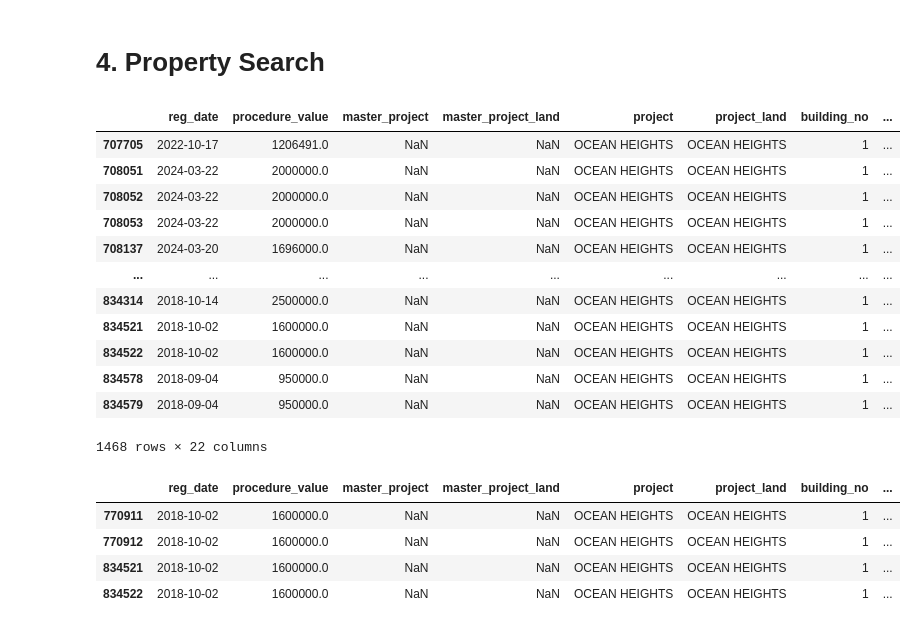
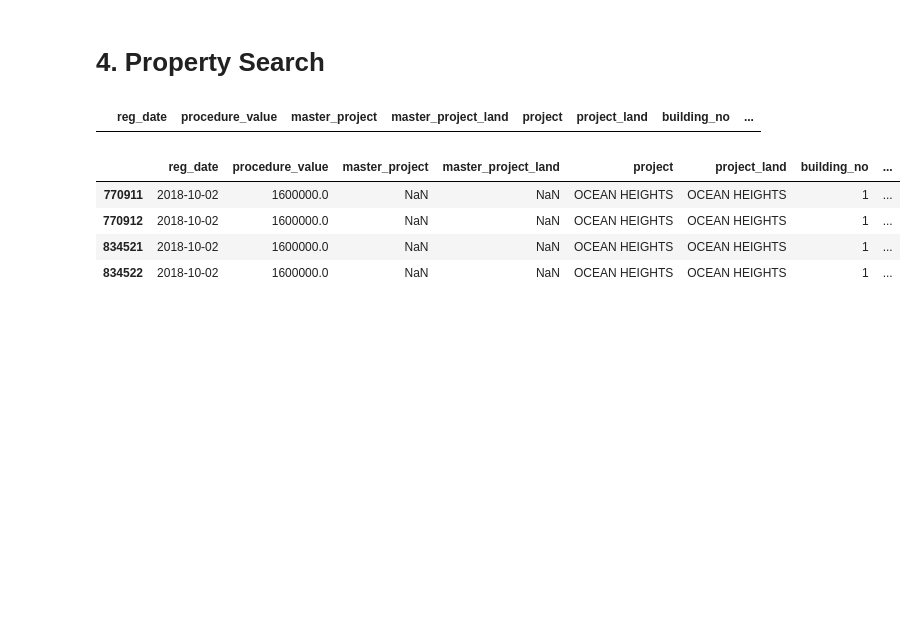
Before and after one commit to nishankode/uae-property-finder, a Jupyter notebook: notebooks/property_old_filter.ipynb, the cells around one changed output. Cells and saved outputs as stored; diff of their text form; code cells hidden in the pictures; blank space fills up the shorter version.

Commit message:
Updated Name Case issue

```diff
--- a/notebooks/property_old_filter.ipynb
+++ b/notebooks/property_old_filter.ipynb
@@ -143,22 +143,10 @@ def search_property(property_name=None, df=None, size_sqmt=None, size_sqft=None,
 	return all_matches
 # %%
 # Without Size and Date
-property_search_result = search_property(property_name='OCEAN HEIGHTS', df=df)
+property_search_result = search_property(property_name='Azizi Riviera 15', df=df)
 property_search_result
 # %% [output]
 |  | reg_date | procedure_value | master_project | master_project_land | project | project_land | building_no | ... |
-| 707705 | 2022-10-17 | 1206491.0 | NaN | NaN | OCEAN HEIGHTS | OCEAN HEIGHTS | 1 | ... |
-| 708051 | 2024-03-22 | 2000000.0 | NaN | NaN | OCEAN HEIGHTS | OCEAN HEIGHTS | 1 | ... |
-| 708052 | 2024-03-22 | 2000000.0 | NaN | NaN | OCEAN HEIGHTS | OCEAN HEIGHTS | 1 | ... |
-| 708053 | 2024-03-22 | 2000000.0 | NaN | NaN | OCEAN HEIGHTS | OCEAN HEIGHTS | 1 | ... |
-| 708137 | 2024-03-20 | 1696000.0 | NaN | NaN | OCEAN HEIGHTS | OCEAN HEIGHTS | 1 | ... |
-| ... | ... | ... | ... | ... | ... | ... | ... | ... |
-| 834314 | 2018-10-14 | 2500000.0 | NaN | NaN | OCEAN HEIGHTS | OCEAN HEIGHTS | 1 | ... |
-| 834521 | 2018-10-02 | 1600000.0 | NaN | NaN | OCEAN HEIGHTS | OCEAN HEIGHTS | 1 | ... |
-| 834522 | 2018-10-02 | 1600000.0 | NaN | NaN | OCEAN HEIGHTS | OCEAN HEIGHTS | 1 | ... |
-| 834578 | 2018-09-04 | 950000.0 | NaN | NaN | OCEAN HEIGHTS | OCEAN HEIGHTS | 1 | ... |
-| 834579 | 2018-09-04 | 950000.0 | NaN | NaN | OCEAN HEIGHTS | OCEAN HEIGHTS | 1 | ... |
-1468 rows × 22 columns
 # %%
 # With Size and Date
 property_search_result = search_property(property_name='OCEAN HEIGHTS', df=df, size_sqft=1598.01, transaction_date='2018-10-02')
```
Also changed, not shown: parts of 1 cell of this notebook, 3 other files.
